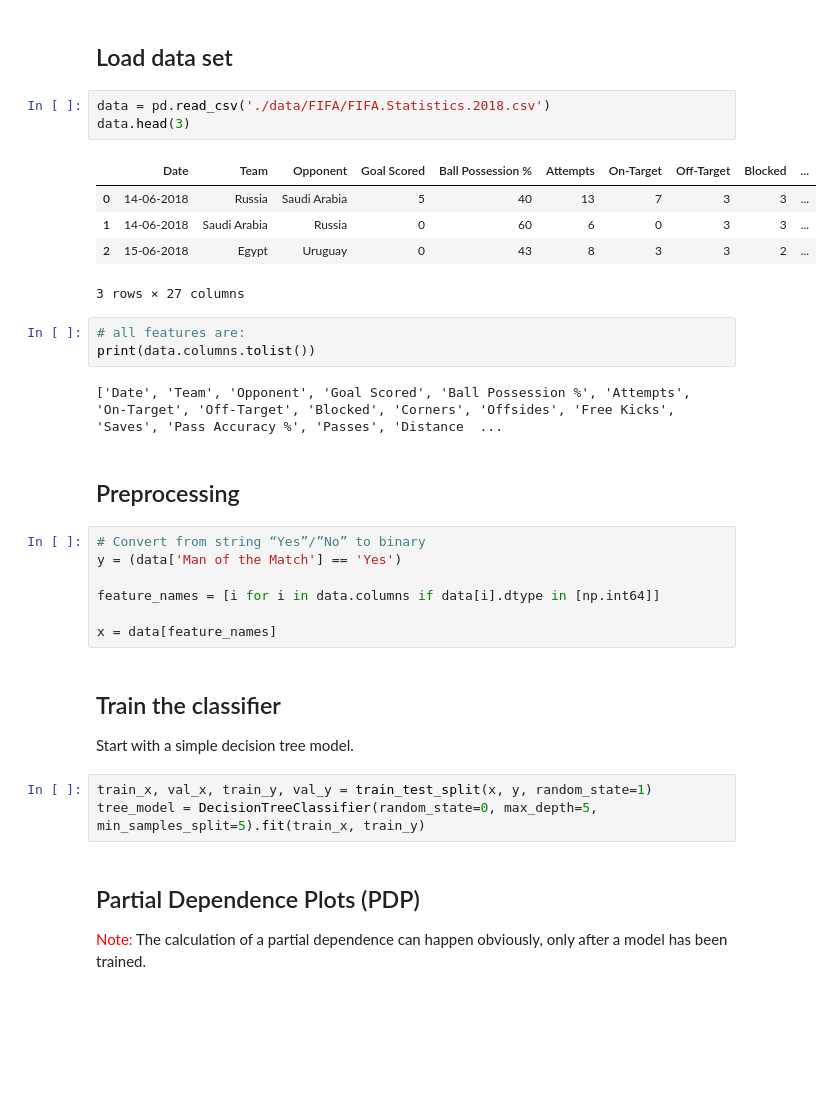
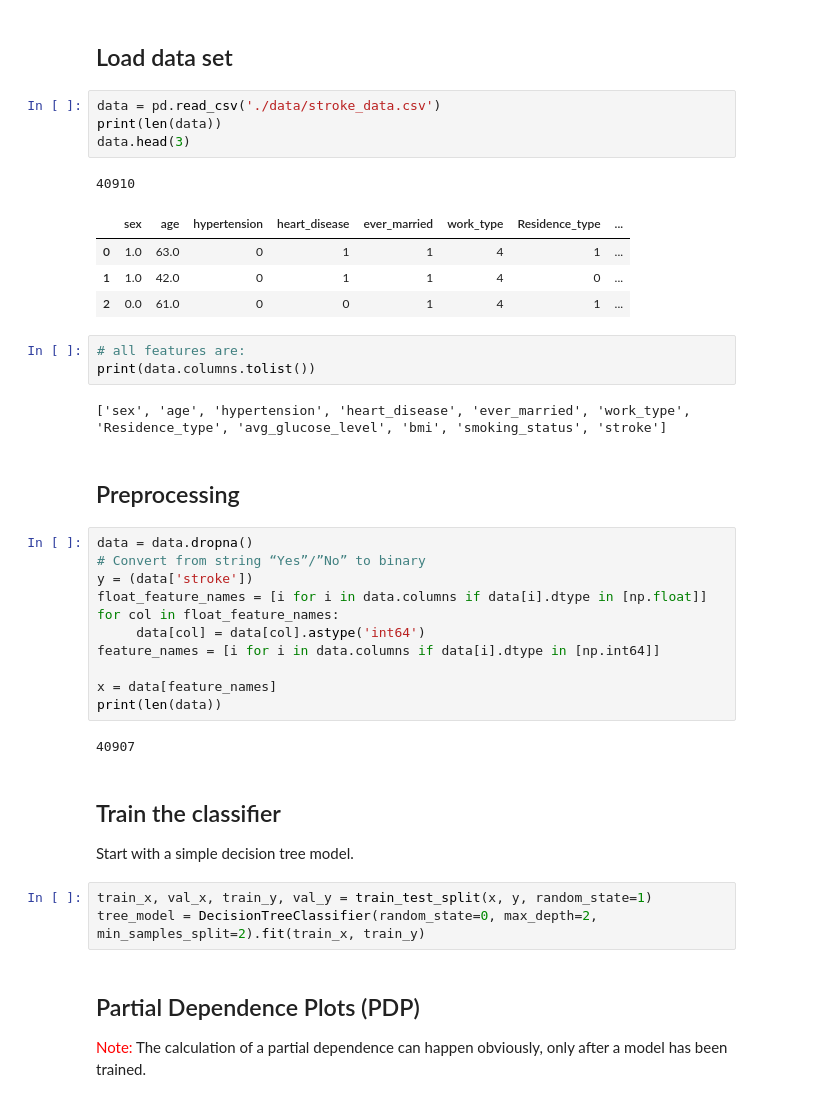
Before and after one commit to EstrixDS/AML, a Jupyter notebook: Ex9.PDP.and.ICE.ipynb, the cells around one changed output. Cells and saved outputs as stored; diff of their text form; blank space fills up the shorter version.

```diff
--- a/Ex9.PDP.and.ICE.ipynb
+++ b/Ex9.PDP.and.ICE.ipynb
@@ -82,35 +84,42 @@ warnings.filterwarnings('ignore')
 # %% [markdown]
 ## Load data set
 # %%
-data = pd.read_csv('./data/FIFA/FIFA.Statistics.2018.csv')
+data = pd.read_csv('./data/stroke_data.csv')
+print(len(data))
 data.head(3)
 # %% [output]
+40910
-|  | Date | Team | Opponent | Goal Scored | Ball Possession % | Attempts | On-Target | Off-Target | Blocked | ... |
-| 0 | 14-06-2018 | Russia | Saudi Arabia | 5 | 40 | 13 | 7 | 3 | 3 | ... |
-| 1 | 14-06-2018 | Saudi Arabia | Russia | 0 | 60 | 6 | 0 | 3 | 3 | ... |
-| 2 | 15-06-2018 | Egypt | Uruguay | 0 | 43 | 8 | 3 | 3 | 2 | ... |
+|  | sex | age | hypertension | heart_disease | ever_married | work_type | Residence_type | ... |
+| 0 | 1.0 | 63.0 | 0 | 1 | 1 | 4 | 1 | ... |
+| 1 | 1.0 | 42.0 | 0 | 1 | 1 | 4 | 0 | ... |
+| 2 | 0.0 | 61.0 | 0 | 0 | 1 | 4 | 1 | ... |
-3 rows × 27 columns
 # %%
 # all features are:
 print(data.columns.tolist())
 # %% [output]
-['Date', 'Team', 'Opponent', 'Goal Scored', 'Ball Possession %', 'Attempts', 'On-Target', 'Off-Target', 'Blocked', 'Corners', 'Offsides', 'Free Kicks', 'Saves', 'Pass Accuracy %', 'Passes', 'Distance  ...
+['sex', 'age', 'hypertension', 'heart_disease', 'ever_married', 'work_type', 'Residence_type', 'avg_glucose_level', 'bmi', 'smoking_status', 'stroke']
 # %% [markdown]
 ## Preprocessing
 # %%
+data = data.dropna()
 # Convert from string “Yes”/”No” to binary
-y = (data['Man of the Match'] == 'Yes')
-
+y = (data['stroke'])
+float_feature_names = [i for i in data.columns if data[i].dtype in [np.float]]
+for col in float_feature_names:
+     data[col] = data[col].astype('int64')
 feature_names = [i for i in data.columns if data[i].dtype in [np.int64]]
 
 x = data[feature_names]
+print(len(data))
+# %% [output]
+40907
 # %% [markdown]
 ## Train the classifier
 
 Start with a simple decision tree model.
 # %%
 train_x, val_x, train_y, val_y = train_test_split(x, y, random_state=1)
-tree_model = DecisionTreeClassifier(random_state=0, max_depth=5, min_samples_split=5).fit(train_x, train_y)
+tree_model = DecisionTreeClassifier(random_state=0, max_depth=2, min_samples_split=2).fit(train_x, train_y)
 # %% [markdown]
 ## Partial Dependence Plots (PDP)
 
```
Also changed, not shown: parts of 6 cells of this notebook, 6 other files.
